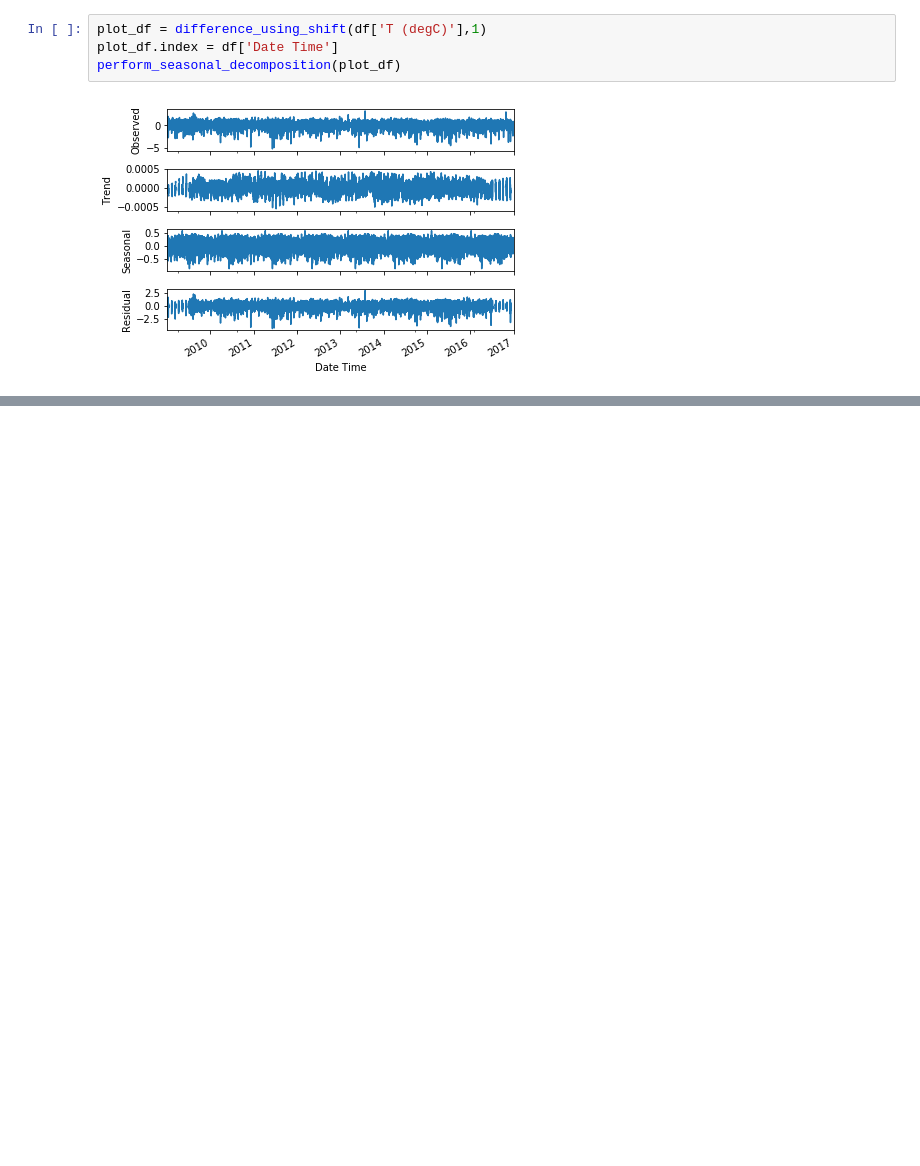
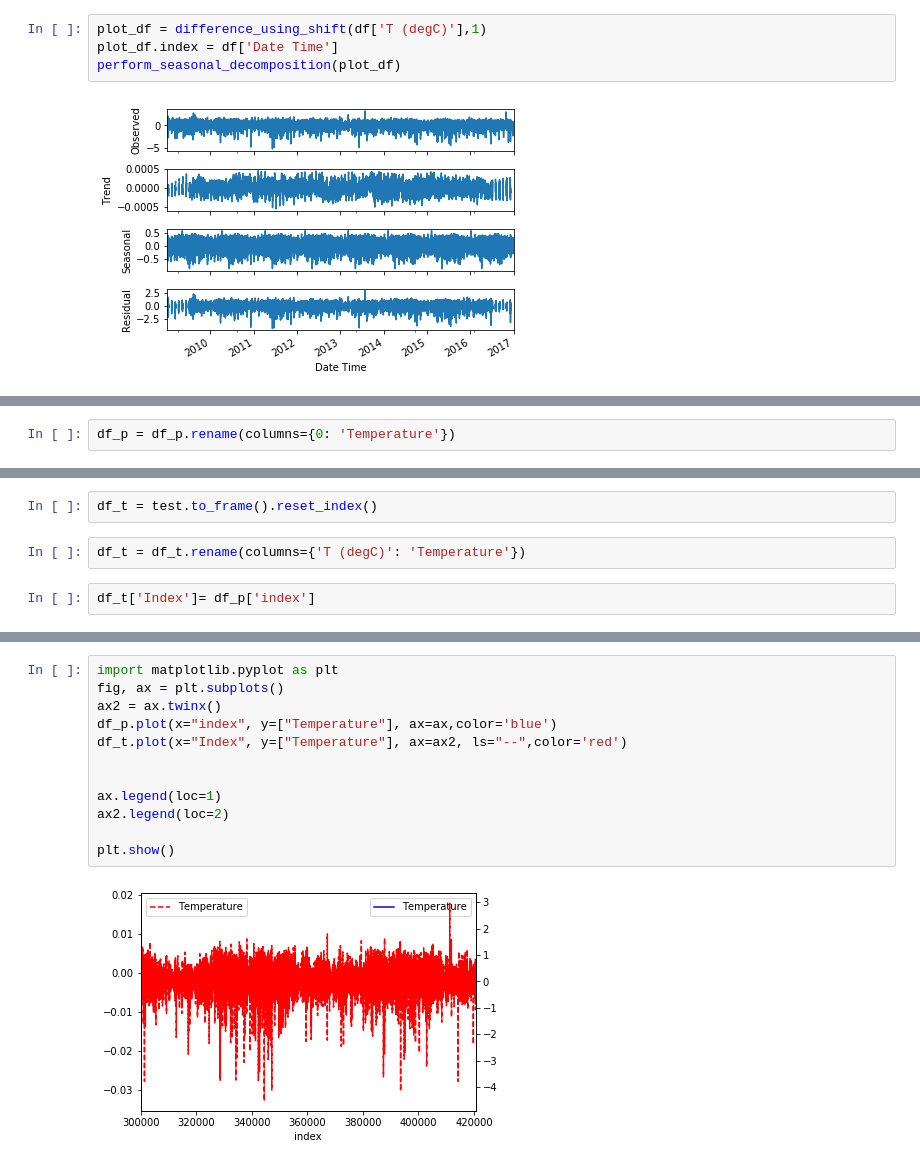
Before and after one commit to scherala/365DaysOfCoding, a Jupyter notebook: Time Series Forecasting -1.ipynb, the cells around one changed output, grey strips where cells are left out. Saved outputs shown, nothing was run; the diff lists cells and outputs as text; blank space fills up the shorter version.

```diff
--- a/Time Series Forecasting -1.ipynb
+++ b/Time Series Forecasting -1.ipynb
@@ -157,0 +194,2 @@ perform_seasonal_decomposition(plot_df)
+# %%
+df_p = df_p.rename(columns={0: 'Temperature'})
@@ -157,0 +205,6 @@ perform_seasonal_decomposition(plot_df)
+# %%
+df_t = test.to_frame().reset_index()
+# %%
+df_t = df_t.rename(columns={'T (degC)': 'Temperature'})
+# %%
+df_t['Index']= df_p['index']
@@ -157,0 +220,14 @@ perform_seasonal_decomposition(plot_df)
+# %%
+import matplotlib.pyplot as plt
+fig, ax = plt.subplots()
+ax2 = ax.twinx()
+df_p.plot(x="index", y=["Temperature"], ax=ax,color='blue')
+df_t.plot(x="Index", y=["Temperature"], ax=ax2, ls="--",color='red')
+
+
+ax.legend(loc=1)
+ax2.legend(loc=2)
+
+plt.show()
+# %% [output]
+[figure, added]
```
Also changed, not shown: parts of 11 cells of this notebook.
